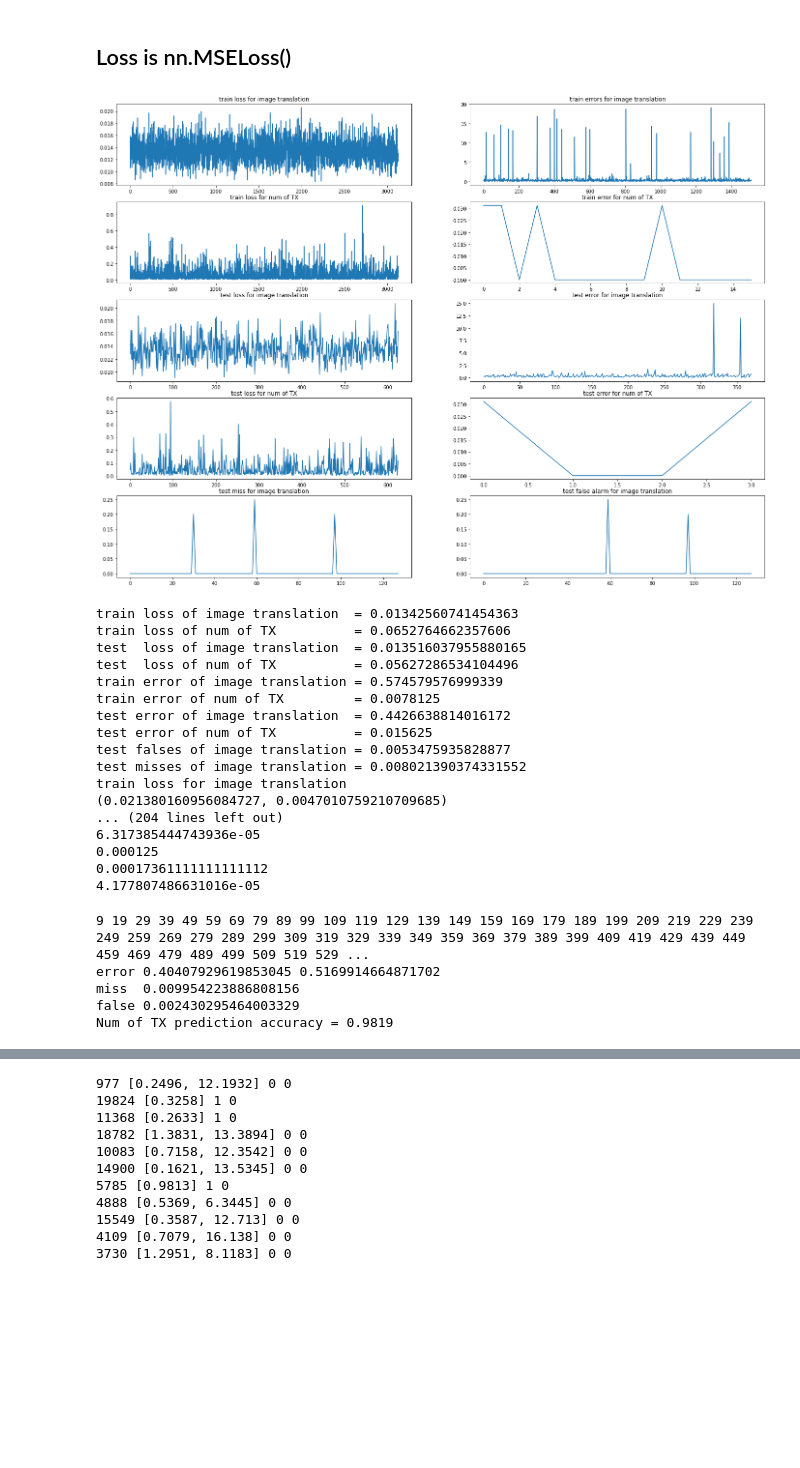
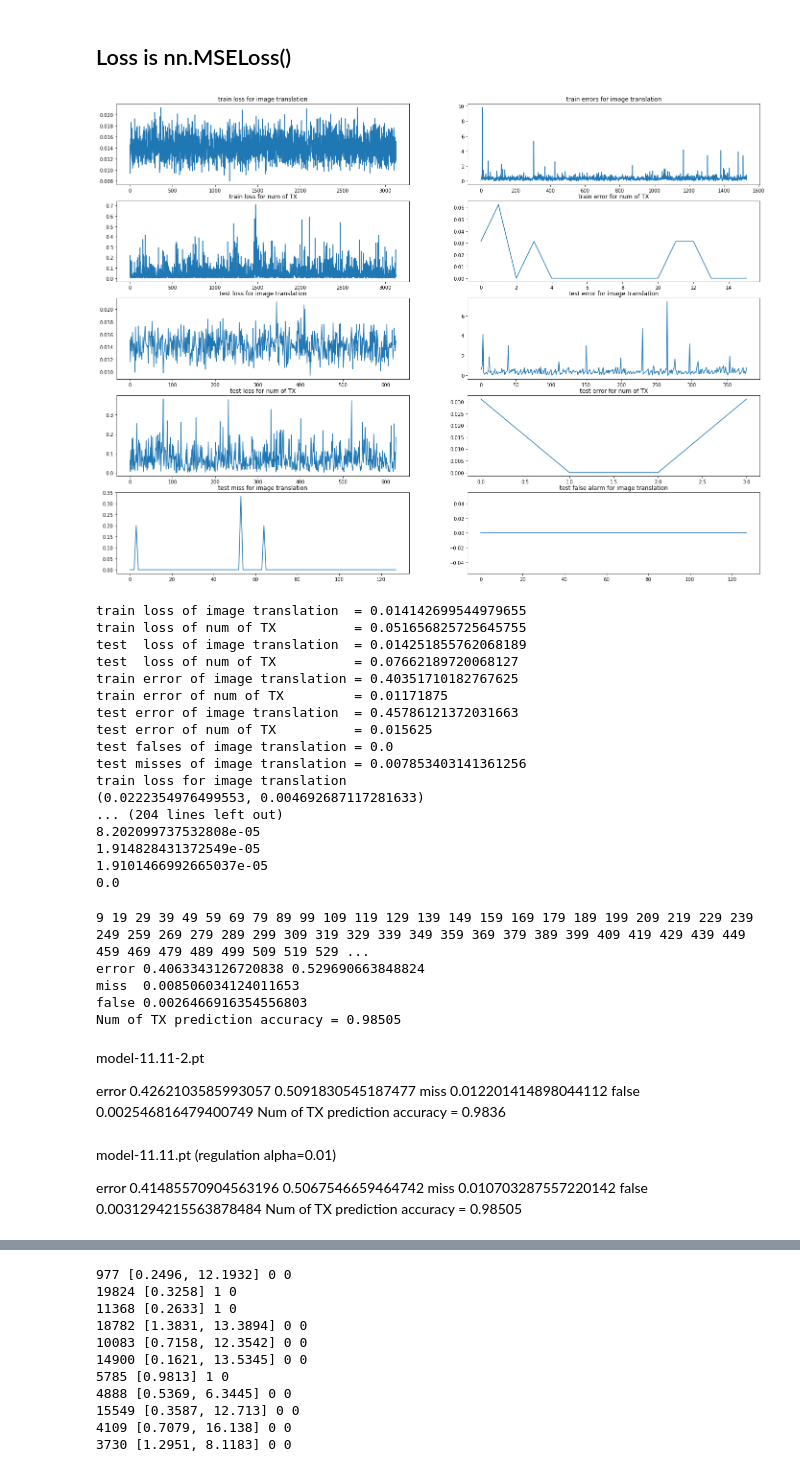
Before and after one commit to caitaozhan/deeplearning-localization, a Jupyter notebook: CNN-translation-multi-rand-dist-upbound.ipynb, the cells around one changed output, grey strips where cells are left out. Saved outputs shown, nothing was run; the diff lists cells and outputs as text; code cells hidden in the pictures; blank space fills up the shorter version.

```diff
--- a/CNN-translation-multi-rand-dist-upbound.ipynb
+++ b/CNN-translation-multi-rand-dist-upbound.ipynb
@@ -306,7 +306,8 @@ target num shape: 5
 # %%
 class NetTranslation4(nn.Module):
     '''Image translation.
-       the first CNN is the same as NetTranslation, the second one uses the output of the first CNN and output the # of Tx
+       the first CNN is the same as NetTranslation,
+       the second one uses the output of the first CNN and output the # of Tx
        Assuming the input image is 1 x 100 x 100
     '''
     def __init__(self):
@@ -456,12 +457,12 @@ def plot_epoch_stats(train_losses1, train_losses2, train_errors1, train_errors2,
 device     = torch.device('cuda')
 
 
-path1 = 'model/model1-11.10.pt'
-path2 = 'model/model2-11.10.pt'
+path1 = 'model/model1-11.11-3.pt'
+path2 = 'model/model2-11.11-3.pt'
 model1_minloss = 1000
 model2_minloss = 1000
 
-max_ntx = 10
+max_ntx = 5
 model1 = NetTranslation4()
 model2 = NetNumTx(max_ntx)
 
@@ -484,7 +485,7 @@ test_num_tx = []
 print_every = 200
 error_every = 200
 zeros  = make_zeros(batch=32, length=100)
-alpha  = 0    # control regulation
+alpha  = 0.001    # control regulation
 
 for epoch in range(num_epochs):
     print(f'epoch = {epoch}')
@@ -581,53 +582,57 @@ print('train loss for image translation')
 for loss in train_losses1_epoch:
     print(loss)
 print('train loss for num of TX')
 for loss in train_losses2_epoch:
     print(loss)
 print('train error for image translation')
 for error in train_errors1_epoch:
     print(error)
 print('train error for num of TX')
 for error in train_errors2_epoch:
     print(error)
 print('test loss for image translation')
 for loss in test_losses1_epoch:
     print(loss)
 print('test loss for num of TX')
 for loss in test_losses2_epoch:
     print(loss)
 print('test error for image translation')
 for error in test_errors1_epoch:
     print(error)
 print('test error for num of TX')
 for error in test_errors2_epoch:
     print(error)
 print('test misses for image translation')
 for miss in test_misses1_epoch:
     print(miss)
 print('test falses for image translation')
 for false in test_falses1_epoch:
     print(false)
 # %% [output]
-[figure, old version]
+[figure, new version]
-train loss of image translation  = 0.01342560741454363
-train loss of num of TX          = 0.0652764662357606
-test  loss of image translation  = 0.013516037955880165
-test  loss of num of TX          = 0.05627286534104496
-train error of image translation = 0.574579576999339
-train error of num of TX         = 0.0078125
-test error of image translation  = 0.4426638814016172
+train loss of image translation  = 0.014142699544979655
+train loss of num of TX          = 0.051656825725645755
+test  loss of image translation  = 0.014251855762068189
+test  loss of num of TX          = 0.07662189720068127
+train error of image translation = 0.40351710182767625
+train error of num of TX         = 0.01171875
+test error of image translation  = 0.45786121372031663
 test error of num of TX          = 0.015625
-test falses of image translation = 0.0053475935828877
-test misses of image translation = 0.008021390374331552
+test falses of image translation = 0.0
+test misses of image translation = 0.007853403141361256
 train loss for image translation
-(0.021380160956084727, 0.0047010759210709685)
+(0.0222354976499553, 0.004692687117281633)
 ... (204 lines left out)
-6.317385444743936e-05
-0.000125
-0.00017361111111111112
-4.177807486631016e-05
+8.202099737532808e-05
+1.914828431372549e-05
+1.9101466992665037e-05
+0.0
 # %%
 # evaluation for all test samples
+
+path1 = 'model/model1-11.10.pt'
+path2 = 'model/model2-11.11.pt'
+
 device = torch.device('cuda')
 model1 = NetTranslation4()
 model1.load_state_dict(torch.load(path1))
@@ -639,7 +644,6 @@ model2 = model2.to(device)
 
 model1.eval()
 model2.eval()
-
 
 test_index, test_errors1, test_misses1, test_falses1 = [], [], [], []
 ntx_correct, ntx_total = 0, 0
@@ -684,7 +688,21 @@ print('false', np.sum(test_falses1)/tx_num_total)
 print('Num of TX prediction accuracy = {}'.format(ntx_correct*1.0/ntx_total))
 # %% [output]
 9 19 29 39 49 59 69 79 89 99 109 119 129 139 149 159 169 179 189 199 209 219 229 239 249 259 269 279 289 299 309 319 329 339 349 359 369 379 389 399 409 419 429 439 449 459 469 479 489 499 509 519 529 ...
-error 0.40407929619853045 0.5169914664871702
-miss  0.009954223886808156
-false 0.002430295464003329
-Num of TX prediction accuracy = 0.9819
+error 0.4063343126720838 0.529690663848824
+miss  0.008506034124011653
+false 0.0026466916354556803
+Num of TX prediction accuracy = 0.98505
+# %% [markdown]
+model-11.11-2.pt
+
+error 0.4262103585993057 0.5091830545187477
+miss  0.012201414898044112
+false 0.002546816479400749
+Num of TX prediction accuracy = 0.9836
+# %% [markdown]
+model-11.11.pt (regulation alpha=0.01)
+
+error 0.41485570904563196 0.5067546659464742
+miss  0.010703287557220142
+false 0.0031294215563878484
+Num of TX prediction accuracy = 0.98505
```
Also changed, not shown: parts of 4 cells of this notebook, 9 other files.
